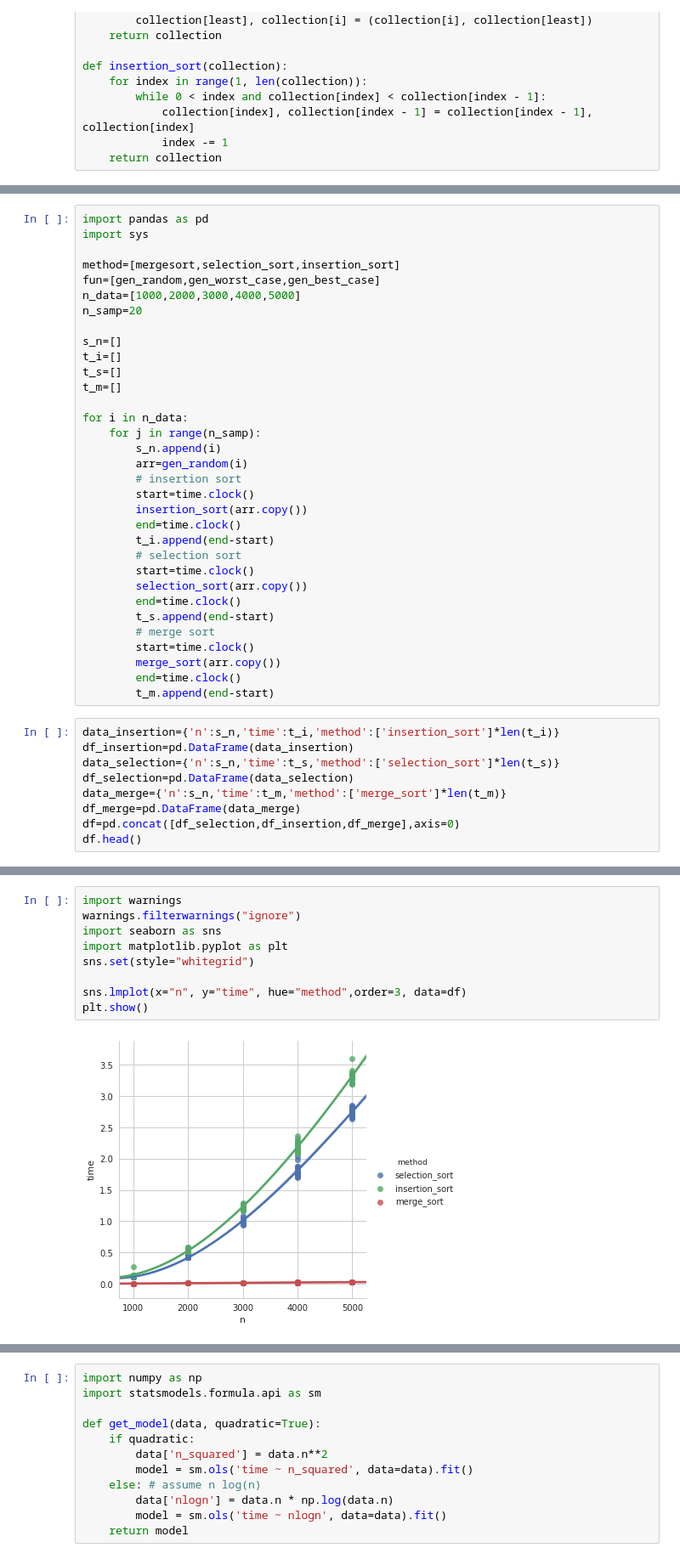
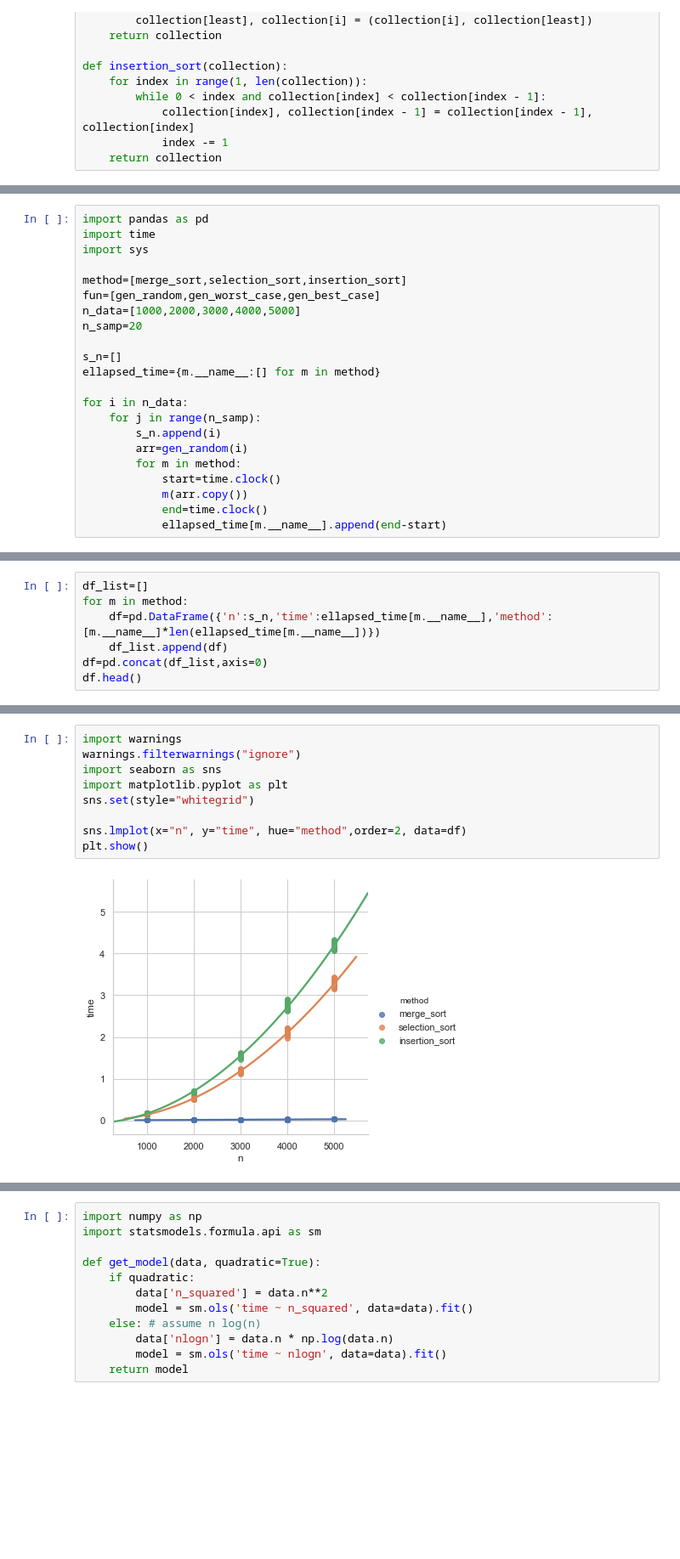
Before and after one commit to sherna90/analisis_algoritmos, a Jupyter notebook: 3.-ordenamiento.ipynb, the cells around one changed output, grey strips where cells are left out. Shown at 85% size. Drawn from its saved outputs; the diff is of its cells as text; blank space fills up the shorter version.

```diff
--- a/3.-ordenamiento.ipynb
+++ b/3.-ordenamiento.ipynb
@@ -84,42 +91,22 @@ print sorted_arr
 # %%
 import pandas as pd
+import time
 import sys
 
-method=[mergesort,selection_sort,insertion_sort]
+method=[merge_sort,selection_sort,insertion_sort]
 fun=[gen_random,gen_worst_case,gen_best_case]
 n_data=[1000,2000,3000,4000,5000]
 n_samp=20
 
 s_n=[]
-t_i=[]
-t_s=[]
-t_m=[]
+ellapsed_time={m.__name__:[] for m in method}
 
 for i in n_data:
     for j in range(n_samp):
         s_n.append(i)
         arr=gen_random(i)
-        # insertion sort
-        start=time.clock()
-        insertion_sort(arr.copy())
-        end=time.clock()
-        t_i.append(end-start)
-        # selection sort
-        start=time.clock()
-        selection_sort(arr.copy())
-        end=time.clock()
-        t_s.append(end-start)
-        # merge sort
-        start=time.clock()
-        merge_sort(arr.copy())
-        end=time.clock()
-        t_m.append(end-start)
+        for m in method:
+            start=time.clock()
+            m(arr.copy())
+            end=time.clock()
+            ellapsed_time[m.__name__].append(end-start)
-# %%
-data_insertion={'n':s_n,'time':t_i,'method':['insertion_sort']*len(t_i)}
-df_insertion=pd.DataFrame(data_insertion)
-data_selection={'n':s_n,'time':t_s,'method':['selection_sort']*len(t_s)}
-df_selection=pd.DataFrame(data_selection)
-data_merge={'n':s_n,'time':t_m,'method':['merge_sort']*len(t_m)}
-df_merge=pd.DataFrame(data_merge)
-df=pd.concat([df_selection,df_insertion,df_merge],axis=0)
-df.head()
@@ -132,0 +113,7 @@ df.head()
+# %%
+df_list=[]
+for m in method:
+    df=pd.DataFrame({'n':s_n,'time':ellapsed_time[m.__name__],'method':[m.__name__]*len(ellapsed_time[m.__name__])})
+    df_list.append(df)
+df=pd.concat(df_list,axis=0)
+df.head()
@@ -133,14 +127,14 @@ df.head()
 # %%
 import warnings
 warnings.filterwarnings("ignore")
 import seaborn as sns
 import matplotlib.pyplot as plt
 sns.set(style="whitegrid")
 
-sns.lmplot(x="n", y="time", hue="method",order=3, data=df)
+sns.lmplot(x="n", y="time", hue="method",order=2, data=df)
 plt.show()
 # %% [output]
-[figure, old version]
+[figure, new version]
 # %%
 df.groupby(['method','n']).mean()
 # %% [output]
```
Also changed, not shown: parts of 12 cells of this notebook, 2 other files.
